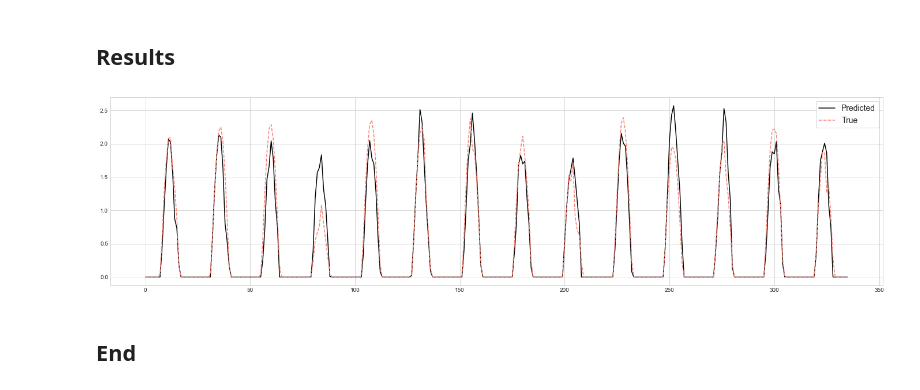
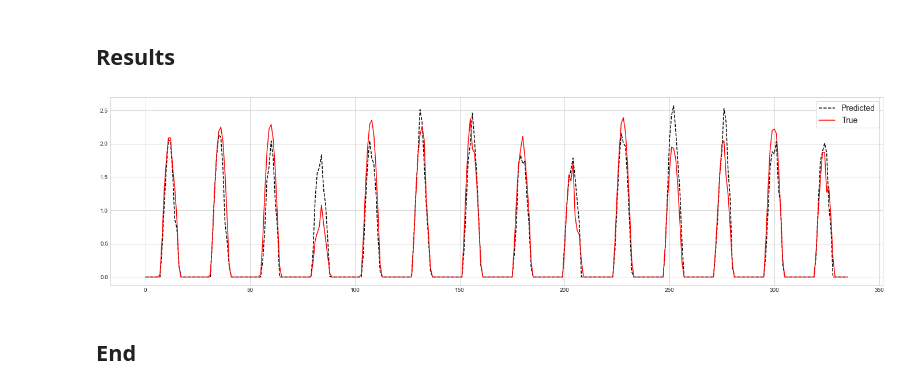
Before and after one commit to powerflow77/DeepLearning, a Jupyter notebook: Pytorch/LSTM(PV).ipynb, the cells around one changed output. Saved outputs shown, nothing was run; the diff lists cells and outputs as text; code cells hidden in the pictures.

```diff
--- a/Pytorch/LSTM(PV).ipynb
+++ b/Pytorch/LSTM(PV).ipynb
@@ -79,15 +79,15 @@ scaled_Y = yscaler.transform(Y)
 #===================================================================
 #===================================================================
 
-out_hours = 24*14   # 실제 예측이 이뤄지는 구간 (hour * days만큼을 테스트에 사용하겠다.)
+test_hours = 24*14   # 전체 테스트셋 (hour * days만큼을 테스트에 사용하겠다.)
 in_hours = 24*7 # 인풋으로 사용할 구간 (feature f개를 가지고 과거 hours*days만큼을 인풋으로 넣겠다.)
 
-scaled_xtrain = scaled_X[:-(in_hours + out_hours), :] # Training set과 Test set 분리.
-scaled_ytrain = scaled_Y[:-(in_hours + out_hours), :]
+scaled_xtrain = scaled_X[:-(in_hours + test_hours), :] # Training set과 Test set 분리.
+scaled_ytrain = scaled_Y[:-(in_hours + test_hours), :]
 
 #                                                 # 테스트 시에....
-scaled_xtest = scaled_X[-(in_hours + out_hours):, :] # 실제 예측 구간은 showme 구간인데, showme 앞부분을 넣어야 showme 부분에 대해 예측할 수 있음.
-scaled_ytest = scaled_Y[-(in_hours + out_hours):, :] # ytest에서는 사실 inputlen 필요 없는데, Loader에 넣을 때 data 길이 같아야 해서 넣었음.
+scaled_xtest = scaled_X[-(in_hours + test_hours):, :] # 실제 예측 구간은 showme 구간인데, showme 앞부분을 넣어야 showme 부분에 대해 예측할 수 있음.
+scaled_ytest = scaled_Y[-(in_hours + test_hours):, :] # ytest에서는 사실 inputlen 필요 없는데, Loader에 넣을 때 data 길이 같아야 해서 넣었음.
 #                                                   예측 후 시각화 할 때는 inputlen 부분 제거하고 그려야 함.
 
 # 아래와 같은 sklearn 사용은 단순 regression에서의 사용이 적절함.
@@ -257,7 +257,9 @@ optimizer = optim.Adam(model.parameters(), lr=1e-3)
 loss_graph = []
 n = len(trainloader)
 
-for epoch in tqdm(range(1, 800+1)):
+start_time = time.time()
+for epoch in range(1, 800+1):
+
     running_loss = 0.0
 
     for x_true, y_true in trainloader:
@@ -274,5 +276,6 @@ for epoch in tqdm(range(1, 800+1)):
 
     loss_graph.append(running_loss/n)
     if epoch % 100 == 0:
-        print('[epoch: %d] loss: %.4f' %(epoch, running_loss/n))
+        end_time = time.time()
+        print(f'[Epoch: {epoch}]  Loss: {np.round(running_loss/n, 4)}  Elapsed_Time: {np.round(end_time-start_time, 2)}' )
 # %% [output]
@@ -336,14 +339,14 @@ len(truelist):  336
 # %%
 fig, ax = plt.subplots(1,1, figsize=(24, 6))
 
 
-ax.plot(range(len(predlist)), predlist, color='black', label='Predicted')
-ax.plot(range(len(predlist)), truelist, color='salmon', label='True', linestyle='dashed')
+ax.plot(range(len(predlist)), predlist, color='k', label='Predicted', linestyle='dashed')
+ax.plot(range(len(predlist)), truelist, color='r', label='True')
 
 ax.legend(fontsize=14, frameon=True, )
 
 plt.show()
 # %% [output]
-[figure, old version]
+[figure, new version]
 # %% [markdown]
 ## __End__
```
Also changed, not shown: parts of 2 cells of this notebook.
